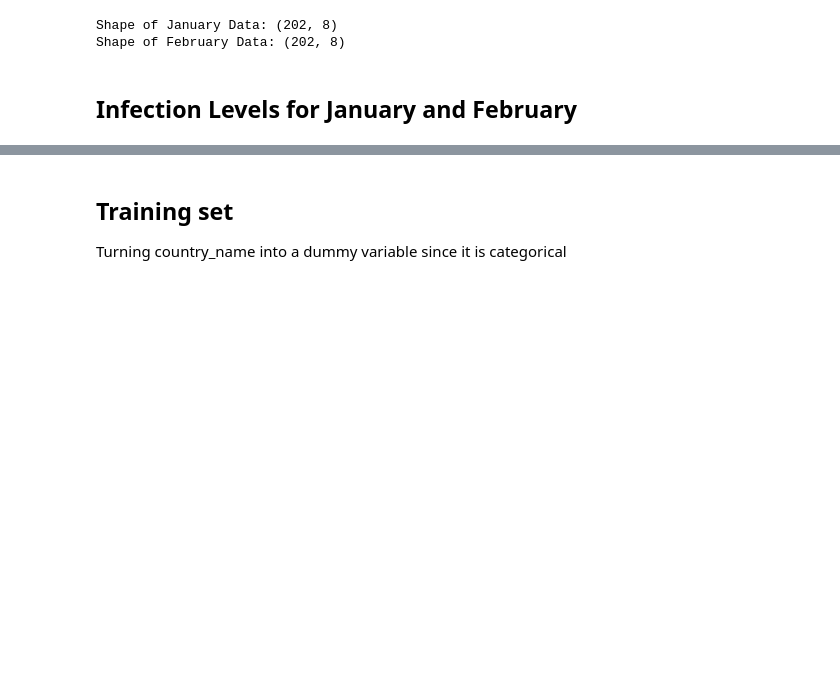
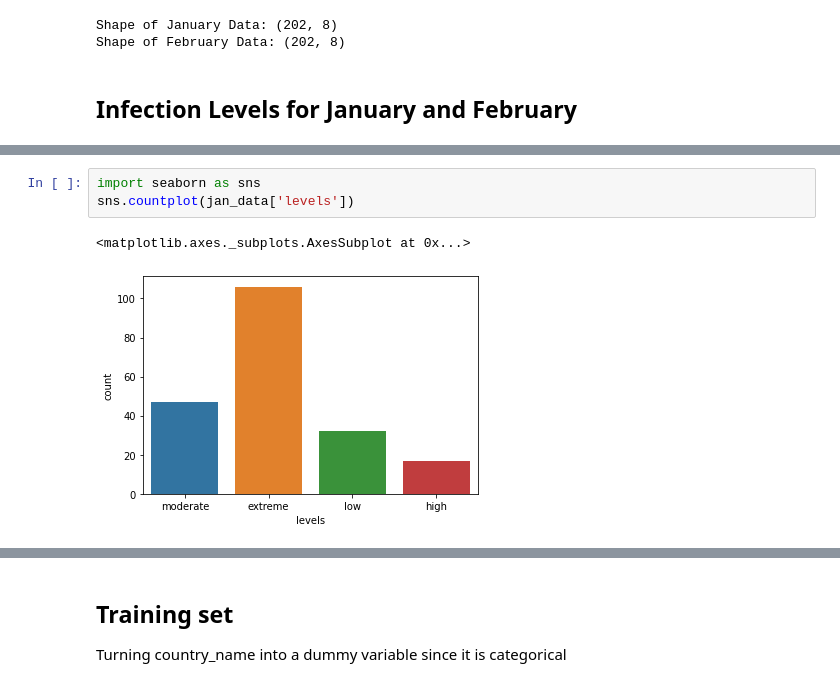
Before and after one commit to arisnbrio/covid-19-country-infection-levels, a Jupyter notebook: CountryClassificationLog.ipynb, the cells around one changed output, grey strips where cells are left out. Drawn from its saved outputs; the diff is of its cells as text; blank space fills up the shorter version.

```diff
--- a/CountryClassificationLog.ipynb
+++ b/CountryClassificationLog.ipynb
@@ -247,0 +235,6 @@ fig.show(renderer="colab")
+# %%
+import seaborn as sns
+sns.countplot(jan_data['levels'])
+# %% [output]
+<matplotlib.axes._subplots.AxesSubplot at 0x...>
+[figure, added]
```
Also changed, not shown: parts of 12 cells of this notebook.
